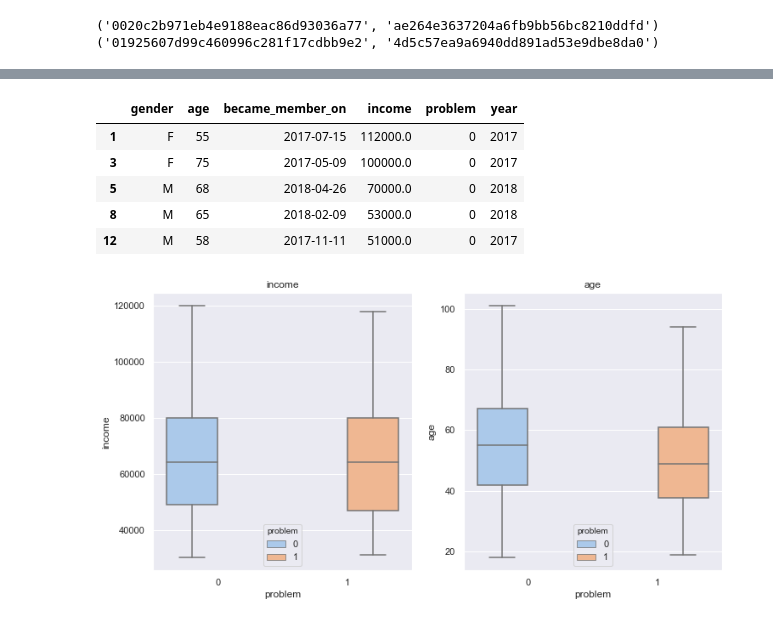
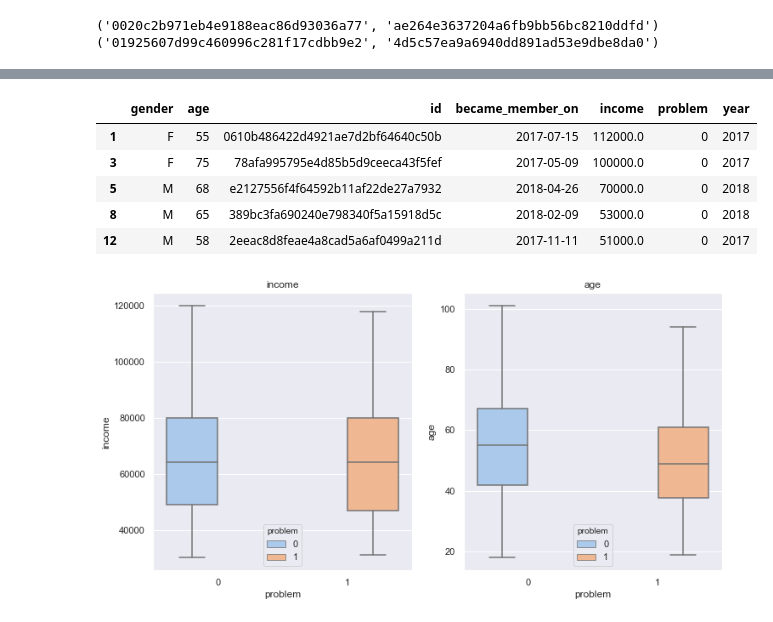
Before and after one commit to linnndachen/starbucks_capstone, a Jupyter notebook: Starbucks_Capstone_notebook.ipynb, the cells around one changed output, grey strips where cells are left out. Saved outputs shown, nothing was run; the diff lists cells and outputs as text; code cells hidden in the pictures.

```diff
--- a/Starbucks_Capstone_notebook.ipynb
+++ b/Starbucks_Capstone_notebook.ipynb
@@ -718,25 +752,24 @@ profile.sample(5)
 # %%
 def clean_profile(df):
     clean_df = df[df['gender'].notnull()].copy() #drop null values
-    clean_df.drop('id', axis=1, inplace=True) #drop the repeated column after combine
 
     #change became_member_on to datetime formate
     clean_df['became_member_on'] = pd.to_datetime(clean_df['became_member_on'], format='%Y%m%d')
     # create a new column that has the year which customers become members
     clean_df['year'] = clean_df['became_member_on'].apply(lambda x: str(x)[:4])
 
     return clean_df
 
 
 clean_profile = clean_profile(profile)
 clean_profile.head()
 # %% [output]
-|  | gender | age | became_member_on | income | problem | year |
-| 1 | F | 55 | 2017-07-15 | 112000.0 | 0 | 2017 |
-| 3 | F | 75 | 2017-05-09 | 100000.0 | 0 | 2017 |
-| 5 | M | 68 | 2018-04-26 | 70000.0 | 0 | 2018 |
-| 8 | M | 65 | 2018-02-09 | 53000.0 | 0 | 2018 |
-| 12 | M | 58 | 2017-11-11 | 51000.0 | 0 | 2017 |
+|  | gender | age | id | became_member_on | income | problem | year |
+| 1 | F | 55 | 0610b486422d4921ae7d2bf64640c50b | 2017-07-15 | 112000.0 | 0 | 2017 |
+| 3 | F | 75 | 78afa995795e4d85b5d9ceeca43f5fef | 2017-05-09 | 100000.0 | 0 | 2017 |
+| 5 | M | 68 | e2127556f4f64592b11af22de27a7932 | 2018-04-26 | 70000.0 | 0 | 2018 |
+| 8 | M | 65 | 389bc3fa690240e798340f5a15918d5c | 2018-02-09 | 53000.0 | 0 | 2018 |
+| 12 | M | 58 | 2eeac8d8feae4a8cad5a6af0499a211d | 2017-11-11 | 51000.0 | 0 | 2017 |
 # %%
 def boxplots(df, variables, hue, n_rows=None, n_cols=None):
     '''Draw boxplots to examine the churn behavior of each continuous variable.
```
Also changed, not shown: parts of 70 cells of this notebook.
